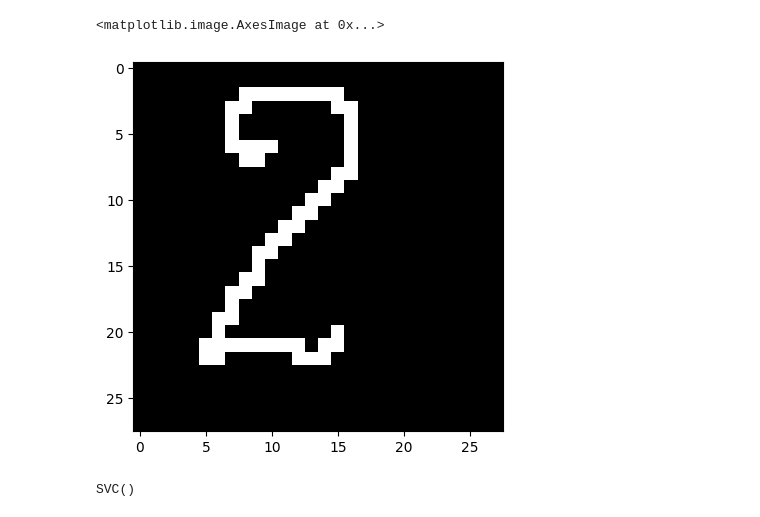
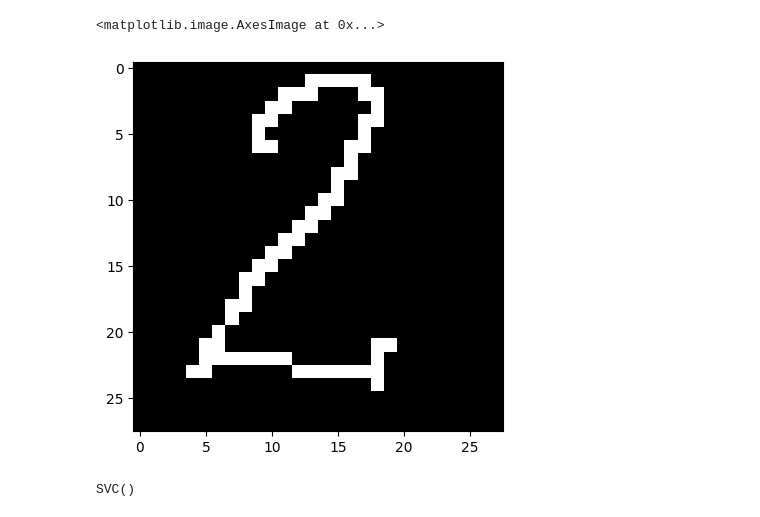
Before and after one commit to Czupryn013/Digits, a Jupyter notebook: training/desktop_train.ipynb, the cells around one changed output. Cells and saved outputs as stored; diff of their text form; code cells hidden in the pictures.

```diff
--- a/training/desktop_train.ipynb
+++ b/training/desktop_train.ipynb
@@ -7,12 +7,13 @@ import matplotlib.pyplot as plt
 import pickle
 from sklearn.metrics import confusion_matrix, ConfusionMatrixDisplay
 # %%
-test_data = np.load("../app/test_data.npy")
+# test_data = np.load("../app/test_data.npy")
+test_data = np.load("data1000.npy")
 # %%
-plt.imshow(test_data[252].reshape((28,28)) ,cmap = "gray") #28 arays of 28 characters
+plt.imshow(test_data[299].reshape((28,28)) ,cmap = "gray") #28 arays of 28 characters
 # %% [output]
 <matplotlib.image.AxesImage at 0x...>
-[figure, old version]
+[figure, new version]
 # %%
 test_numbers = []
 for i in range(10):
```
Also changed, not shown: 2 other files.
